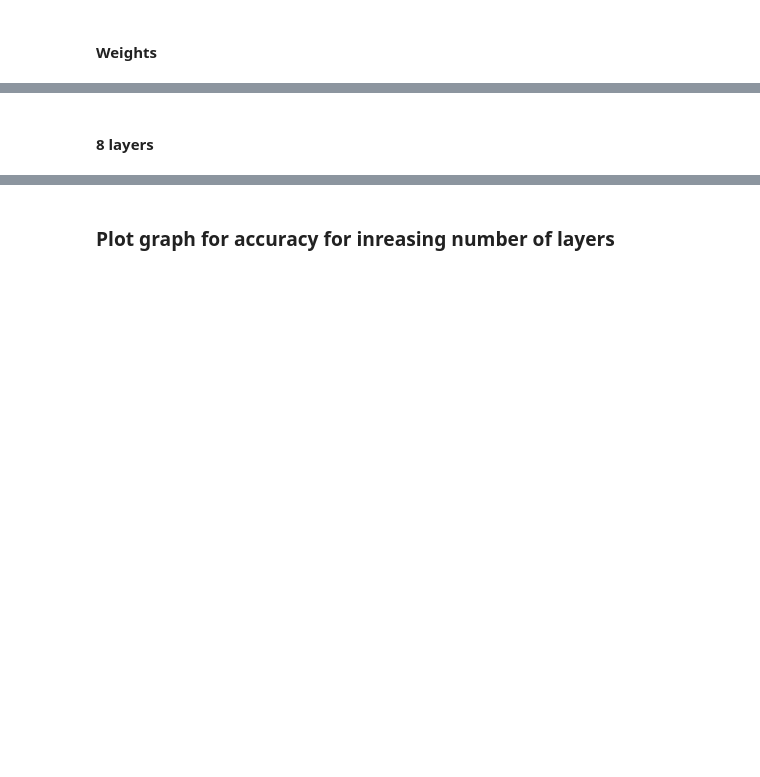
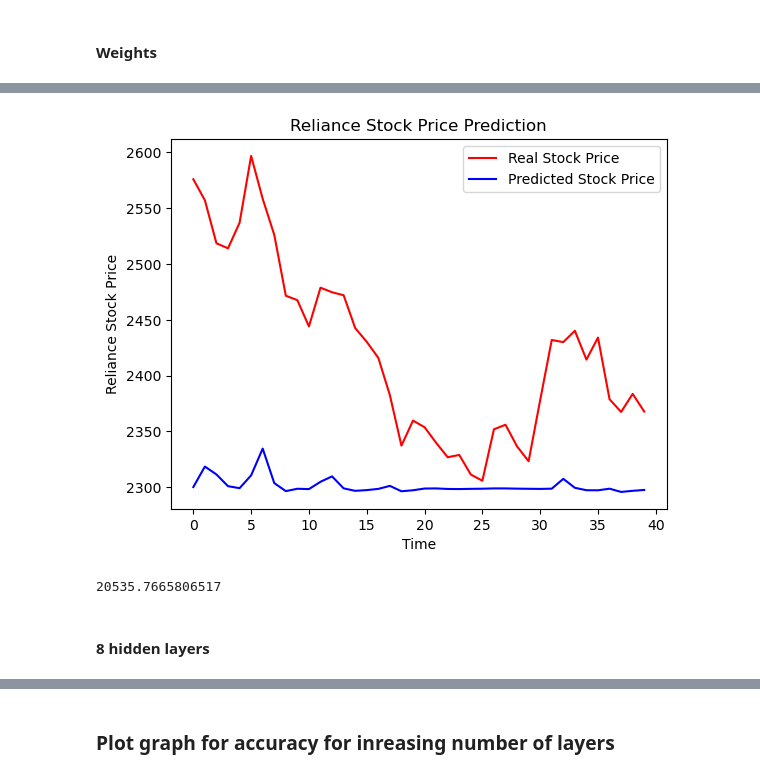
Before and after one commit to Snehbhandari/Thesis-Work, a Jupyter notebook: Code/analyzing_redundant_layers.ipynb, the cells around one changed output, grey strips where cells are left out. Saved outputs shown, nothing was run; the diff lists cells and outputs as text; code cells hidden in the pictures; blank space fills up the shorter version.

```diff
--- a/Code/analyzing_redundant_layers.ipynb
+++ b/Code/analyzing_redundant_layers.ipynb
@@ -18,0 +382,13 @@
+# %%
+my_model6.layers[0].set_weights(weights[0])
+my_model6.layers[2].set_weights(weights[2])
+my_model6.layers[4].set_weights(weights[4])
+my_model6.layers[6].set_weights(weights[6])
+my_model6.layers[8].set_weights(weights[8])
+my_model6.layers[10].set_weights(weights[10])
+my_model6.layers[12].set_weights(weights[12])
+my_model6.layers[14].set_weights(weights[20])
+# %%
+predicted_stock_price = my_model6.predict(x_test)
+predicted_stock_price = scaler.inverse_transform(predicted_stock_price)
+real_stock_price = df2.values
@@ -19,2 +397,18 @@
+# %%
+plt.plot(real_stock_price, color='red', label='Real Stock Price')
+plt.plot(predicted_stock_price, color='blue', label='Predicted Stock Price')
+plt.title('Reliance Stock Price Prediction')
+plt.xlabel('Time')
+plt.ylabel('Reliance Stock Price')
+plt.legend()
+plt.show()
+# %% [output]
+[figure, added]
+# %%
+MSE = np.square(np.subtract(real_stock_price, predicted_stock_price)).mean()
+mse.append(MSE)
+MSE
+# %% [output]
+20535.7665806517
 # %% [markdown]
-#### 8 layers
+#### 8 hidden layers
```
Also changed, not shown: parts of 48 cells of this notebook, 1 other file.
